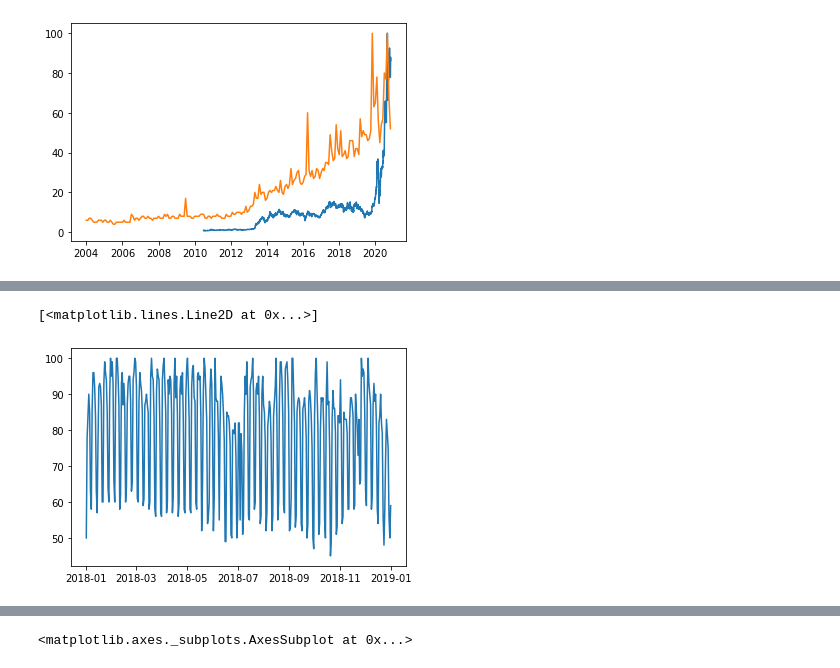
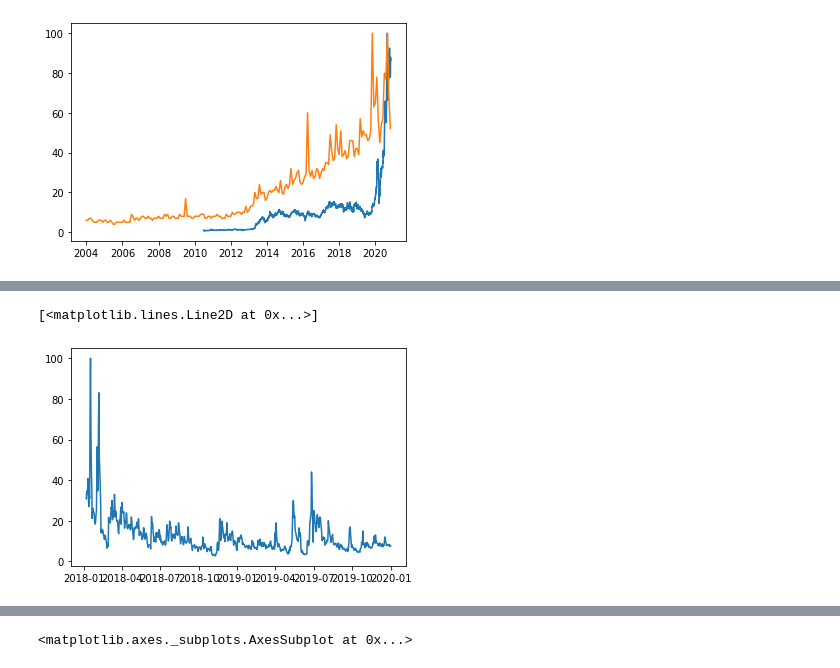
Before and after one commit to evilpegasus/google-trends-financial-modeling, a Jupyter notebook: clean_data.ipynb, the cells around one changed output, grey strips where cells are left out. Drawn from its saved outputs; the diff is of its cells as text; code cells hidden in the pictures.

```diff
--- a/clean_data.ipynb
+++ b/clean_data.ipynb
@@ -73,3 +82,3 @@ plt.plot(trend["Tesla"])
 # %%
-daily_trend = dailydata.get_daily_data('Microsoft', 2018, 1, 2018, 12, wait_time = 0)
+daily_trend = dailydata.get_daily_data('Bitcoin', 2018, 1, 2019, 12, wait_time = 0)
 # %% [output]
@@ -98,8 +119,8 @@ daily_trend.head()
 # %%
-plt.plot(daily_trend['Microsoft_unscaled'])
+plt.plot(daily_trend['Bitcoin'])
 # %% [output]
 [<matplotlib.lines.Line2D at 0x...>]
-[figure, old version]
+[figure, new version]
 # %%
 pytrends = TrendReq(hl = "en-US", tz = 480)
 kw_list = ["Microsoft"]
```
Also changed, not shown: parts of 13 cells of this notebook, 5 other files.
